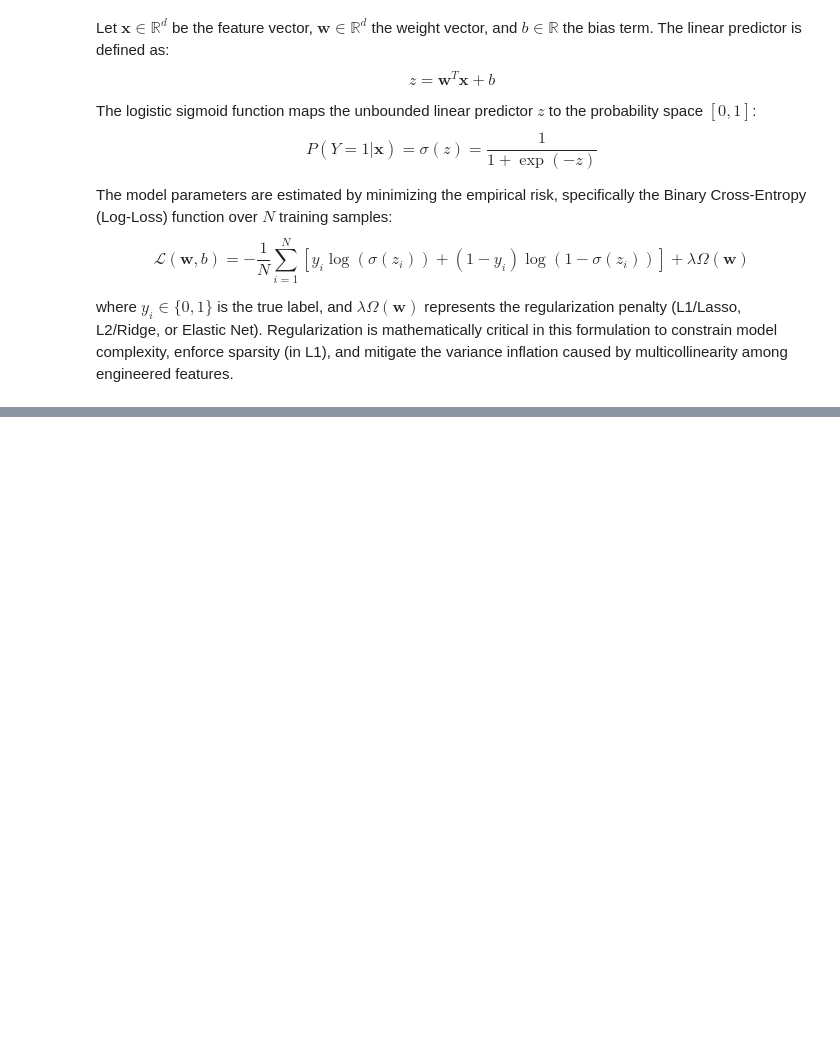
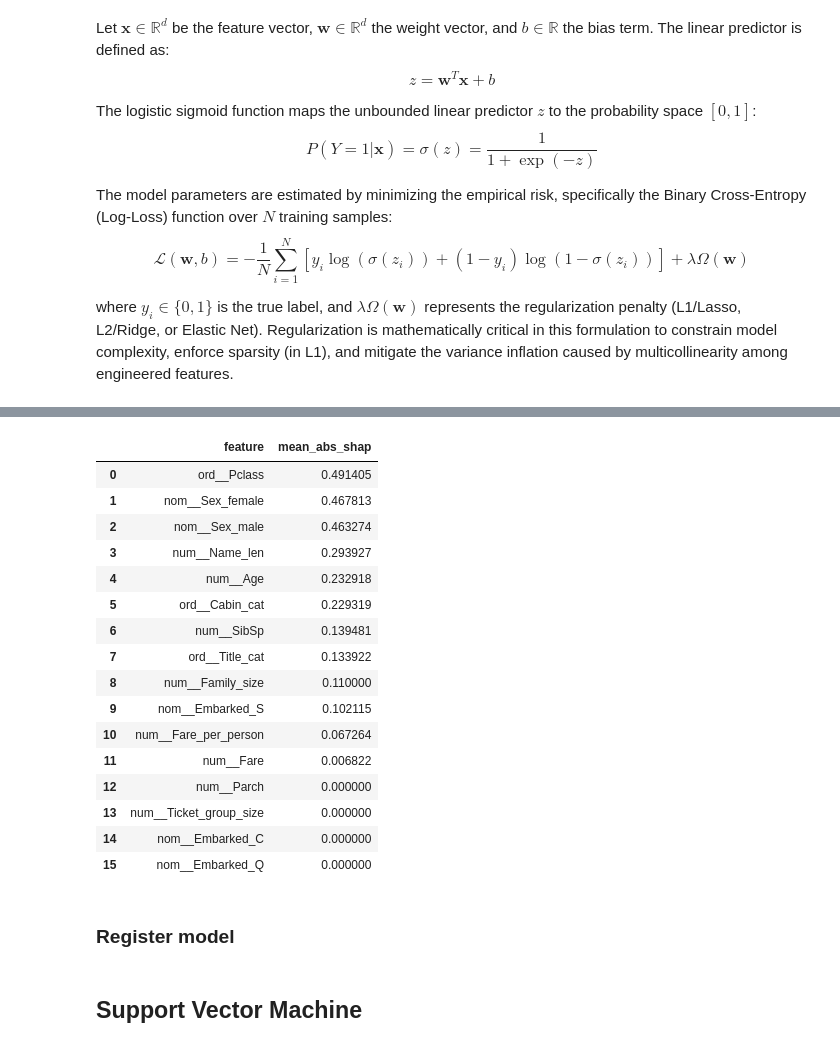
Before and after one commit to AnthonyMura/kaggle_titanic, a Jupyter notebook: 002_DP&FE.ipynb, the cells around one changed output, grey strips where cells are left out. Drawn from its saved outputs; the diff is of its cells as text; code cells hidden in the pictures; blank space fills up the shorter version.

```diff
--- a/002_DP&FE.ipynb
+++ b/002_DP&FE.ipynb
@@ -389,0 +391,22 @@ Baseline accuracy: 0.7991086560793422
+# %%
+extract_shap_importance(lr_shap_vals)
+# %% [output]
+|  | feature | mean_abs_shap |
+| 0 | ord__Pclass | 0.491405 |
+| 1 | nom__Sex_female | 0.467813 |
+| 2 | nom__Sex_male | 0.463274 |
+| 3 | num__Name_len | 0.293927 |
+| 4 | num__Age | 0.232918 |
+| 5 | ord__Cabin_cat | 0.229319 |
+| 6 | num__SibSp | 0.139481 |
+| 7 | ord__Title_cat | 0.133922 |
+| 8 | num__Family_size | 0.110000 |
+| 9 | nom__Embarked_S | 0.102115 |
+| 10 | num__Fare_per_person | 0.067264 |
+| 11 | num__Fare | 0.006822 |
+| 12 | num__Parch | 0.000000 |
+| 13 | num__Ticket_group_size | 0.000000 |
+| 14 | nom__Embarked_C | 0.000000 |
+| 15 | nom__Embarked_Q | 0.000000 |
+# %% [markdown]
+### Register model
@@ -389,0 +423,2 @@ Baseline accuracy: 0.7991086560793422
+# %% [markdown]
+## Support Vector Machine
```
Also changed, not shown: parts of 13 cells of this notebook.
